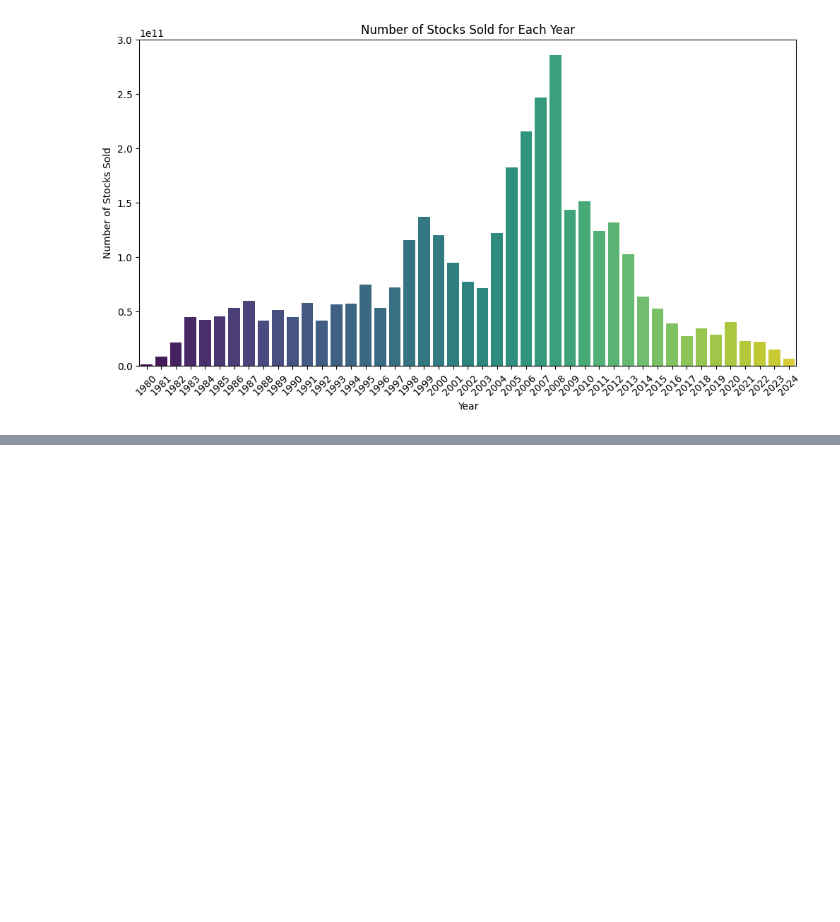
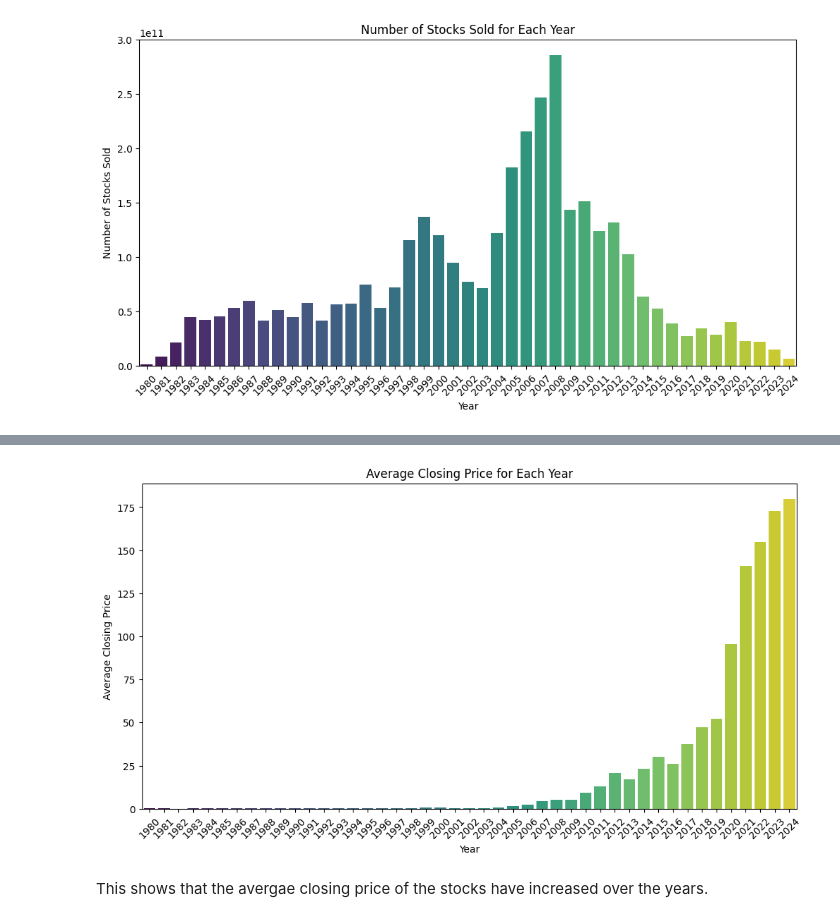
Before and after one commit to arkhash0309/AppleWiseAI, a Jupyter notebook: Notebook.ipynb, the cells around one changed output, grey strips where cells are left out. Drawn from its saved outputs; the diff is of its cells as text; code cells hidden in the pictures; blank space fills up the shorter version.

```diff
--- a/Notebook.ipynb
+++ b/Notebook.ipynb
@@ -212,0 +215,4 @@ plt.show()
+# %%
+# calculating the average closing price for each year
+average_close_price = df.groupby("Year")["Close"].mean()
+print(average_close_price)
@@ -212,0 +237,5 @@ plt.show()
+# %%
+# converting the series to a dataframe
+average_close_price_df = pd.DataFrame(average_close_price)
+average_close_price_df.reset_index(inplace=True)
+average_close_price_df
@@ -212,0 +260,13 @@ plt.show()
+# %%
+# plotting the graph to show the average closing price for each year
+plt.figure(figsize=(12,6))
+sns.barplot(x="Year", y="Close", data=average_close_price_df, palette="viridis")
+plt.title("Average Closing Price for Each Year")
+plt.xlabel("Year")
+plt.ylabel("Average Closing Price")
+plt.xticks(rotation=45)
+plt.show()
+# %% [output]
+[figure, added]
+# %% [markdown]
+This shows that the avergae closing price of the stocks have increased over the years.
```
Also changed, not shown: parts of 48 cells of this notebook.
